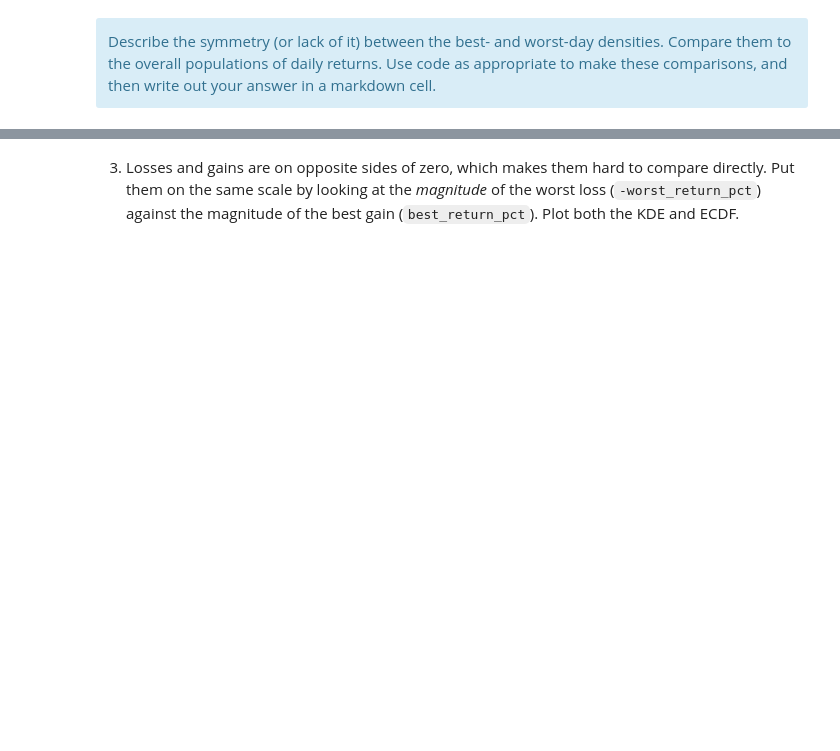
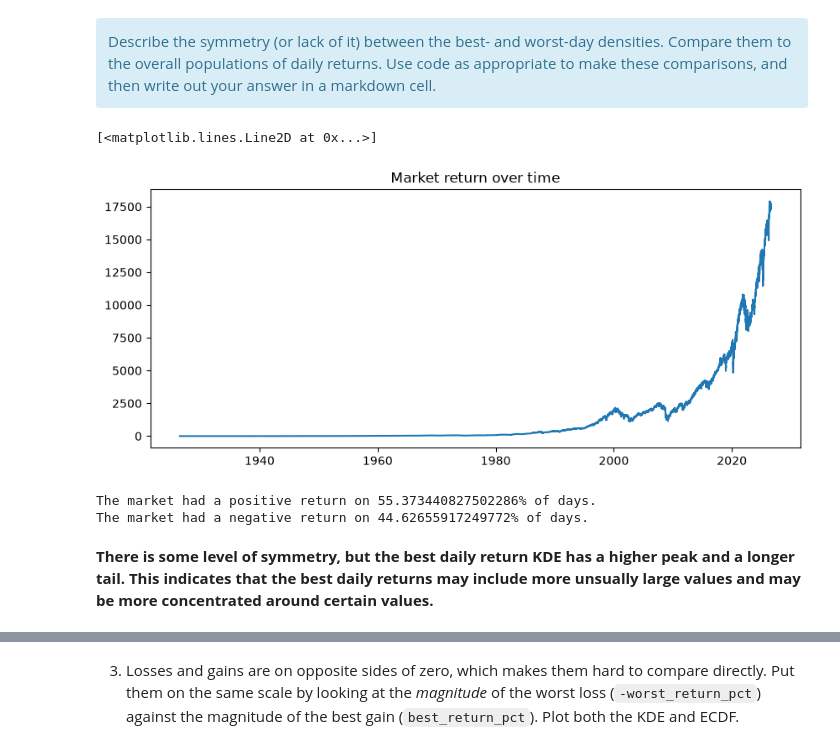
Before and after one commit to jackkovach1/UU_F26_templates, a Jupyter notebook: Week05/Thursday_Lab/lab_05 (1).ipynb, the cells around one changed output, grey strips where cells are left out. Saved outputs shown, nothing was run; the diff lists cells and outputs as text; code cells hidden in the pictures; blank space fills up the shorter version.

```diff
--- a/Week05/Thursday_Lab/lab_05 (1).ipynb
+++ b/Week05/Thursday_Lab/lab_05 (1).ipynb
@@ -320,2 +396,27 @@ plt.show()
 # %% [markdown]
 <div class="alert alert-info">Describe the symmetry (or lack of it) between the best- and worst-day densities. Compare them to the overall populations of daily returns. Use code as appropriate to make these comparisons, and then write out your answer in a markdown cell.</div>
+# %%
+# I want to look at the market's total cumulative return over time
+df_time = df.copy()
+df_time = df_time.sort_values('date')
+df_time["growth"] = (1+df_time["market_return_pct"]/100).cumprod()
+
+plt.figure(figsize=(10, 4))
+plt.title('Market return over time')
+plt.plot(df_time["date"], df_time["growth"])
+# %% [output]
+[<matplotlib.lines.Line2D at 0x...>]
+[figure, added]
+# %%
+#I also want to look at the actual proportion of negative days vs. positive days
+positive_num = (df['market_return_pct'] >= 0.0).sum()
+negative_num = (df['market_return_pct'] < 0.0).sum()
+size = len(df)
+
+print(f'The market had a positive return on {(positive_num/size)*100}% of days.' )
+print(f'The market had a negative return on {(negative_num/size)*100}% of days.' )
+# %% [output]
+The market had a positive return on 55.373440827502286% of days.
+The market had a negative return on 44.62655917249772% of days.
+# %% [markdown]
+**There is some level of symmetry, but the best daily return KDE has a higher peak and a longer tail. This indicates that the best daily returns may include more unsually large values and may be more concentrated around certain values.**
```
Also changed, not shown: parts of 23 cells of this notebook.
